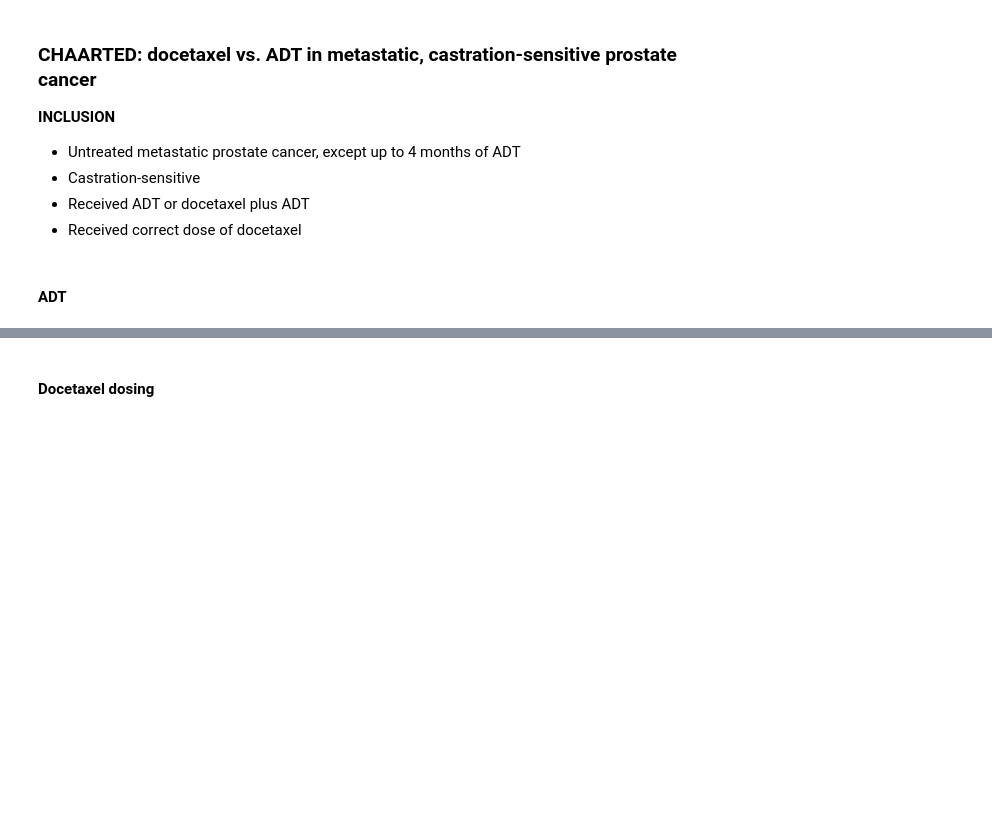
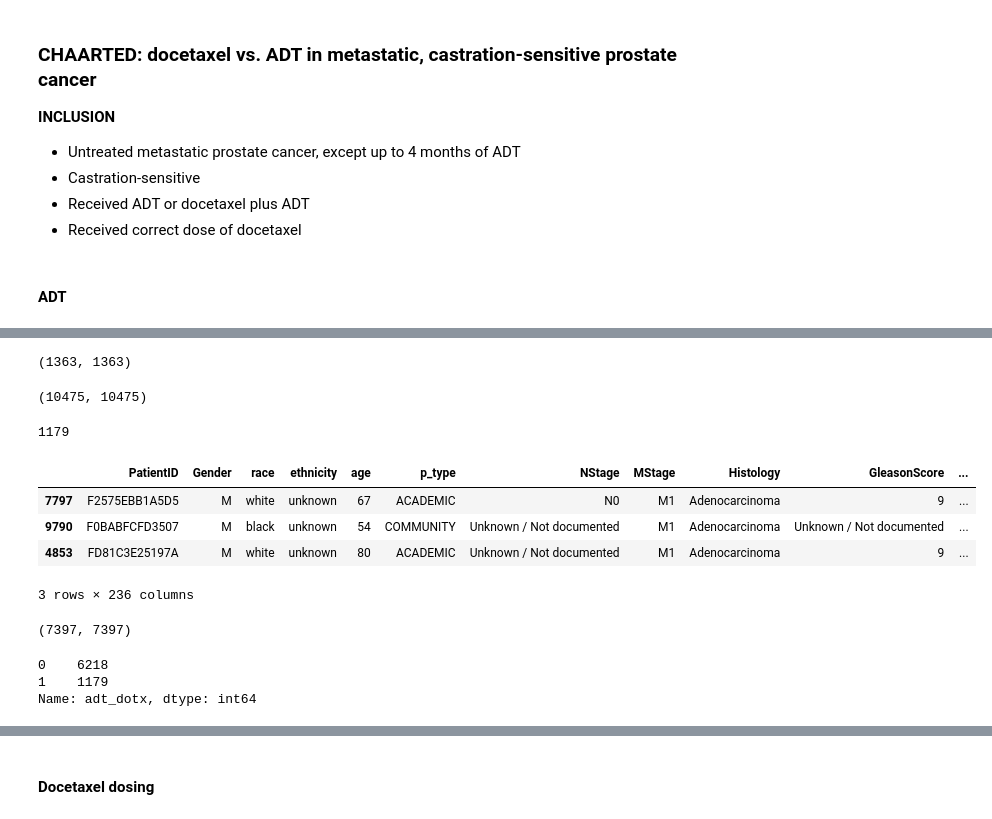
Before and after one commit to xavier-orcutt/TrialTranslator-notebooks, a Jupyter notebook: prostate/rtrials_wt3r_33c_dc.ipynb, the cells around one changed output, grey strips where cells are left out. Drawn from its saved outputs; the diff is of its cells as text; code cells hidden in the pictures; blank space fills up the shorter version.

```diff
--- a/prostate/rtrials_wt3r_33c_dc.ipynb
+++ b/prostate/rtrials_wt3r_33c_dc.ipynb
@@ -275,0 +64,2 @@ chaarted_dotx.loc[:,'adt_dotx'] = 1
+# %%
+df_full.reset_index(inplace = True)
@@ -275,0 +81,2 @@ chaarted_dotx.loc[:,'adt_dotx'] = 1
+# %%
+df_full = pd.merge(df_full, adt[['PatientID', 'StartDate_adt']], on = 'PatientID', how = 'left')
@@ -275,0 +95,2 @@ chaarted_dotx.loc[:,'adt_dotx'] = 1
+# %%
+df_full = pd.merge(df_full, enhanced_met[['PatientID', 'MetDiagnosisDate', 'CRPCDate']], on = 'PatientID', how = 'left')
@@ -275,0 +253,10 @@ chaarted_dotx.loc[:,'adt_dotx'] = 1
+# %%
+row_ID(line_dotx)
+# %% [output]
+(1363, 1363)
+# %%
+chaarted_dotx = pd.merge(chaarted_dotx, line_dotx[['PatientID', 'StartDate_dotx']], on = 'PatientID', how = 'left')
+# %%
+row_ID(chaarted_dotx)
+# %% [output]
+(10475, 10475)
@@ -275,0 +270,12 @@ chaarted_dotx.loc[:,'adt_dotx'] = 1
+# %%
+len(chaarted_dotx)
+# %% [output]
+1179
+# %%
+chaarted_dotx.sample(3)
+# %% [output]
+|  | PatientID | Gender | race | ethnicity | age | p_type | NStage | MStage | Histology | GleasonScore | ... |
+| 7797 | F2575EBB1A5D5 | M | white | unknown | 67 | ACADEMIC | N0 | M1 | Adenocarcinoma | 9 | ... |
+| 9790 | F0BABFCFD3507 | M | black | unknown | 54 | COMMUNITY | Unknown / Not documented | M1 | Adenocarcinoma | Unknown / Not documented | ... |
+| 4853 | FD81C3E25197A | M | white | unknown | 80 | ACADEMIC | Unknown / Not documented | M1 | Adenocarcinoma | 9 | ... |
+3 rows × 236 columns
@@ -275,0 +286,10 @@ chaarted_dotx.loc[:,'adt_dotx'] = 1
+# %%
+row_ID(chaarted)
+# %% [output]
+(7397, 7397)
+# %%
+chaarted.adt_dotx.value_counts(dropna = False)
+# %% [output]
+0    6218
+1    1179
+Name: adt_dotx, dtype: int64
```
Also changed, not shown: parts of 96 cells of this notebook, 11 other files.
